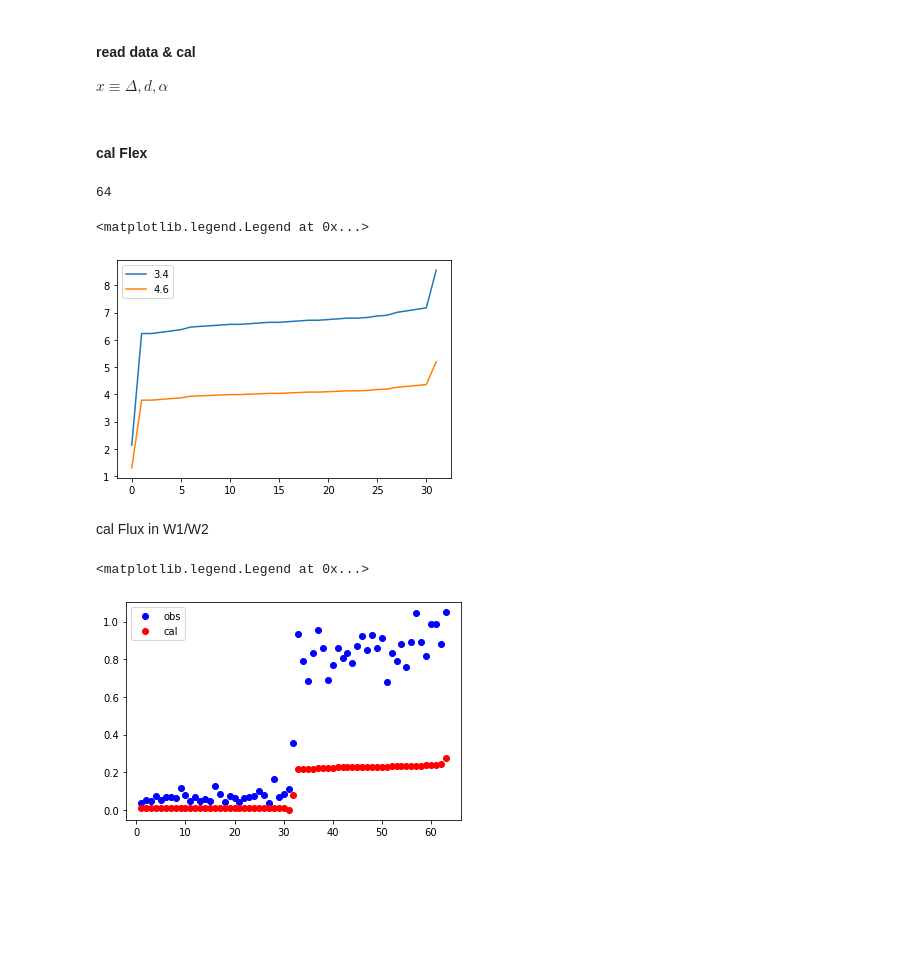
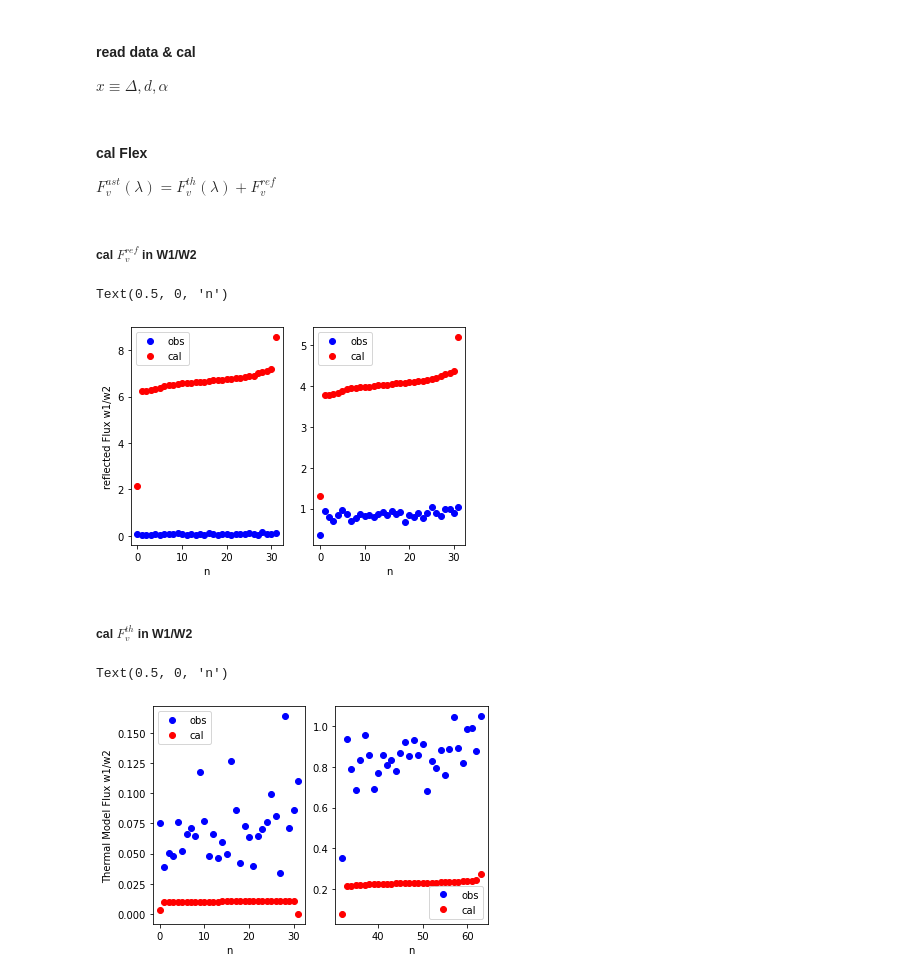
Before and after one commit to AstroHHQ/learngit, a Jupyter notebook: openti/MCMC_ref_2010co1.ipynb, the cells around one changed output. Saved outputs shown, nothing was run; the diff lists cells and outputs as text; code cells hidden in the pictures; blank space fills up the shorter version.

```diff
--- a/openti/MCMC_ref_2010co1.ipynb
+++ b/openti/MCMC_ref_2010co1.ipynb
@@ -344,35 +272,48 @@ alpha_N = (delta_N*delta_N+d_N*d_N-dd_N*dd_N)/(2*delta_N*d_N)
 alpha_N = np.arccos(alpha_N)
 #print("alpha",alpha_N/pi*180,'\n')
 x = (delta_N,d_N,alpha_N)
-# %% [markdown]
-#### cal Flex
+# %% [markdown]
+#### cal Flex
+$F_v^{ast}(\lambda) = F_v^{th}(\lambda) + F_v^{ref}$
+# %% [markdown]
+##### cal   $F_v^{ref}$ in W1/W2
 # %%
 y0 = obsdat12
-print(len(y0))
 fluxRef1 = calFref(346,delta_N[0:32],d_N[0:32],alpha_N[0:32],3.4e-6,epsi)
 fluxRef2 = calFref(346,delta_N[32:64],d_N[32:64],alpha_N[32:64],4.6e-6,epsi)
 fluxRefATM = calcFluxLambdaAtObsWithSunlight(d_N, delta_N, 1.2e-6, 346, alpha_N, 0.9, G,Hv)
-#print(fluxRef)
-#print(fluxRefATM)
-plt.plot(fluxRef1,label='3.4')
-plt.plot(fluxRef2,label='4.6')
+plt.subplot(1,2,1)
+plt.plot(y0[0:32],'bo',label = 'obs')
+plt.plot(fluxRef1,'ro',label = 'cal')
 plt.legend()
+plt.xlabel("n")
+plt.ylabel("reflected Flux w1/w2");
+plt.subplot(1,2,2)
+plt.plot(y0[32:64],'bo',label = 'obs')
+plt.plot(fluxRef2,'ro',label = 'cal')
+plt.legend()
+plt.xlabel("n")
 # %% [output]
-64
+Text(0.5, 0, 'n')
-<matplotlib.legend.Legend at 0x...>
-[figure, old version]
+[figure, new version]
 # %% [markdown]
-cal Flux in W1/W2
+##### cal $F_v^{th}$ in W1/W2
 # %%
 y = obsdat12
 nt = np.arange(len(d_N))
 theta = [3.4,346]
-flux = Model_neatm_ohhq(theta,x=(delta_N,d_N,alpha_N),lamda=[3.4,4.6])
-yerr = 0.1*y
-#print(flux)
-plt.plot(nt[1:len(y)],obsdat12[1:len(y)],'bo',label = 'obs')
-plt.plot(nt[1:len(y)],flux[1:len(y)],'ro',label = 'cal')
+flux12 = Model_neatm_ohhq(theta,x=(delta_N,d_N,alpha_N),lamda=[3.4,4.6])
+plt.subplot(1,2,1)
+plt.plot(nt[0:32],obsdat12[0:32],'bo',label = 'obs')
+plt.plot(nt[0:32],flux12[0:32],'ro',label = 'cal')
 plt.legend()
+plt.xlabel("n")
+plt.ylabel("Thermal Model Flux w1/w2");
+plt.subplot(1,2,2)
+plt.plot(nt[32:64],obsdat12[32:64],'bo',label = 'obs')
+plt.plot(nt[32:64],flux12[32:64],'ro',label = 'cal')
+plt.legend()
+plt.xlabel("n")
 # %% [output]
-<matplotlib.legend.Legend at 0x...>
+Text(0.5, 0, 'n')
-[figure, old version]
+[figure, new version]
```
Also changed, not shown: parts of 23 cells of this notebook.
